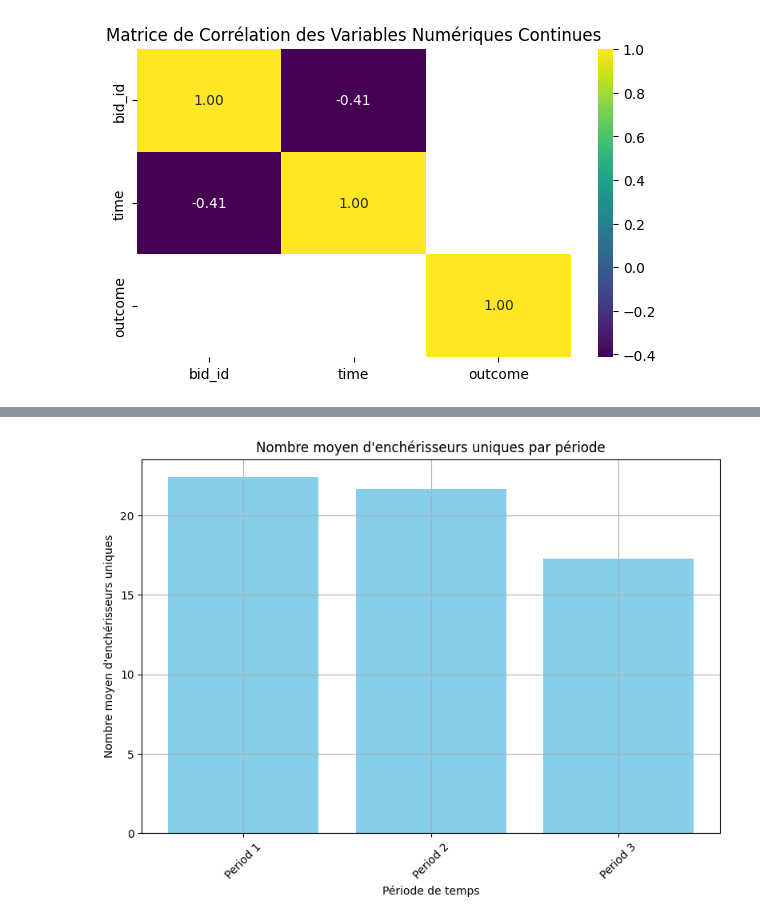
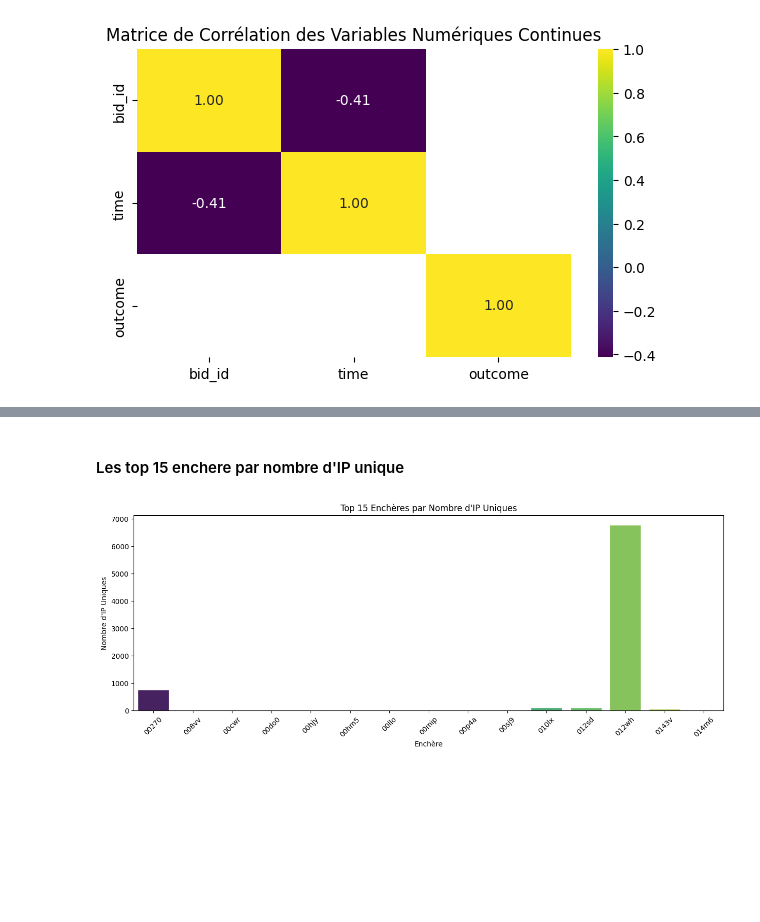
Before and after one commit to Tsila203/Tsila203-data-analysis-train--Tsilavo-, a Jupyter notebook: facebook.ipynb, the cells around one changed output, grey strips where cells are left out. Drawn from its saved outputs; the diff is of its cells as text; code cells hidden in the pictures; blank space fills up the shorter version.

Commit message:
feat(facebook.ipynb. Analysis and Visualisation

```diff
--- a/facebook.ipynb
+++ b/facebook.ipynb
@@ -364,13 +317,20 @@ plt.show()
-# %%
-# Barplot avec seaborn
-plt.figure(figsize=(8, 6))
-plt.bar(results['Time Period'], results['Average Unique Bidders'], color='skyblue')
-plt.title('Nombre moyen d\'enchérisseurs uniques par période')
-plt.xlabel('Période de temps')
-plt.ylabel('Nombre moyen d\'enchérisseurs uniques')
-plt.xticks(rotation=45)
-plt.grid(True)
-plt.tight_layout()
-plt.show()
-# %% [output]
-[figure, removed]
+# %% [markdown]
+#### Les top 15 enchere par nombre d'IP unique
+# %%
+# Limiter à 10 premières enchères pour une meilleure lisibilité
+topAuctions = uniqueIp.head(15)
+
+# Créer le barplot
+plt.figure(figsize=(15, 5))
+barplot = sns.barplot(x='auction', y='uniqueIpCount', data=topAuctions, hue= 'auction', palette='viridis', edgecolor='w')
+
+# Personnaliser le graphique
+plt.title('Top 15 Enchères par Nombre d\'IP Uniques')
+plt.xlabel('Enchère')
+plt.ylabel('Nombre d\'IP Uniques')
+plt.xticks(rotation=45)  # Rotation des étiquettes des x pour une meilleure lisibilité
+
+# Afficher le graphique
+plt.show()
+# %% [output]
+[figure, added]
```
Also changed, not shown: parts of 10 cells of this notebook.
